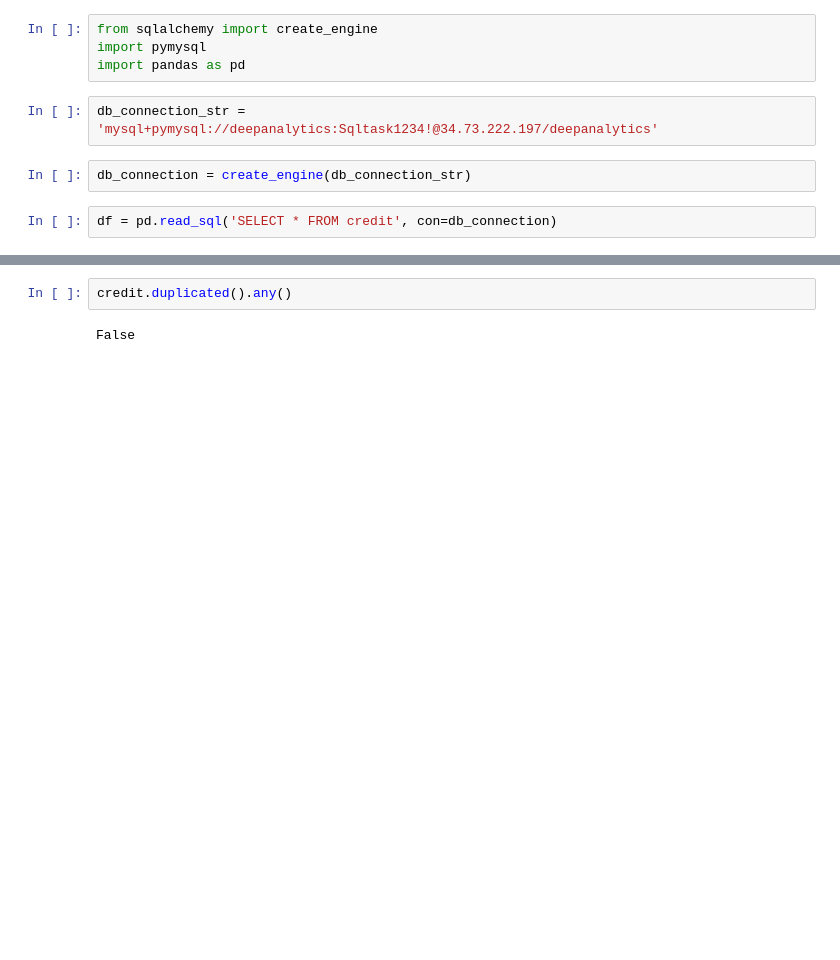
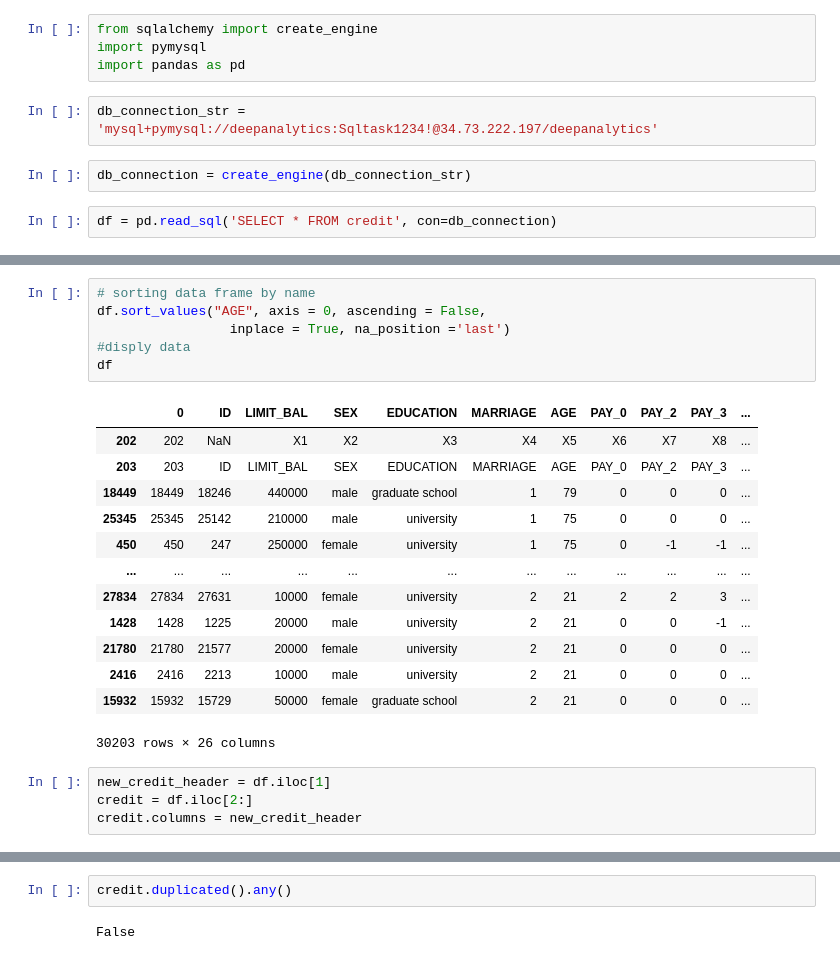
Before and after one commit to debasmitamohanty/UTDA, a Jupyter notebook: C2T1.ipynb, the cells around one changed output, grey strips where cells are left out. Saved outputs shown, nothing was run; the diff lists cells and outputs as text; blank space fills up the shorter version.

```diff
--- a/C2T1.ipynb
+++ b/C2T1.ipynb
@@ -58,3 +127,27 @@ credit=df
+# %%
+# sorting data frame by name
+df.sort_values("AGE", axis = 0, ascending = False,
+                 inplace = True, na_position ='last')
+#disply data
+df
+# %% [output]
+|  | 0 | ID | LIMIT_BAL | SEX | EDUCATION | MARRIAGE | AGE | PAY_0 | PAY_2 | PAY_3 | ... |
+| 202 | 202 | NaN | X1 | X2 | X3 | X4 | X5 | X6 | X7 | X8 | ... |
+| 203 | 203 | ID | LIMIT_BAL | SEX | EDUCATION | MARRIAGE | AGE | PAY_0 | PAY_2 | PAY_3 | ... |
+| 18449 | 18449 | 18246 | 440000 | male | graduate school | 1 | 79 | 0 | 0 | 0 | ... |
+| 25345 | 25345 | 25142 | 210000 | male | university | 1 | 75 | 0 | 0 | 0 | ... |
+| 450 | 450 | 247 | 250000 | female | university | 1 | 75 | 0 | -1 | -1 | ... |
+| ... | ... | ... | ... | ... | ... | ... | ... | ... | ... | ... | ... |
+| 27834 | 27834 | 27631 | 10000 | female | university | 2 | 21 | 2 | 2 | 3 | ... |
+| 1428 | 1428 | 1225 | 20000 | male | university | 2 | 21 | 0 | 0 | -1 | ... |
+| 21780 | 21780 | 21577 | 20000 | female | university | 2 | 21 | 0 | 0 | 0 | ... |
+| 2416 | 2416 | 2213 | 10000 | male | university | 2 | 21 | 0 | 0 | 0 | ... |
+| 15932 | 15932 | 15729 | 50000 | female | graduate school | 2 | 21 | 0 | 0 | 0 | ... |
+30203 rows × 26 columns
+# %%
+new_credit_header = df.iloc[1]
+credit = df.iloc[2:]
+credit.columns = new_credit_header
 # %%
 credit.head(10)
 # %% [output]
```
Also changed, not shown: parts of 50 cells of this notebook.
